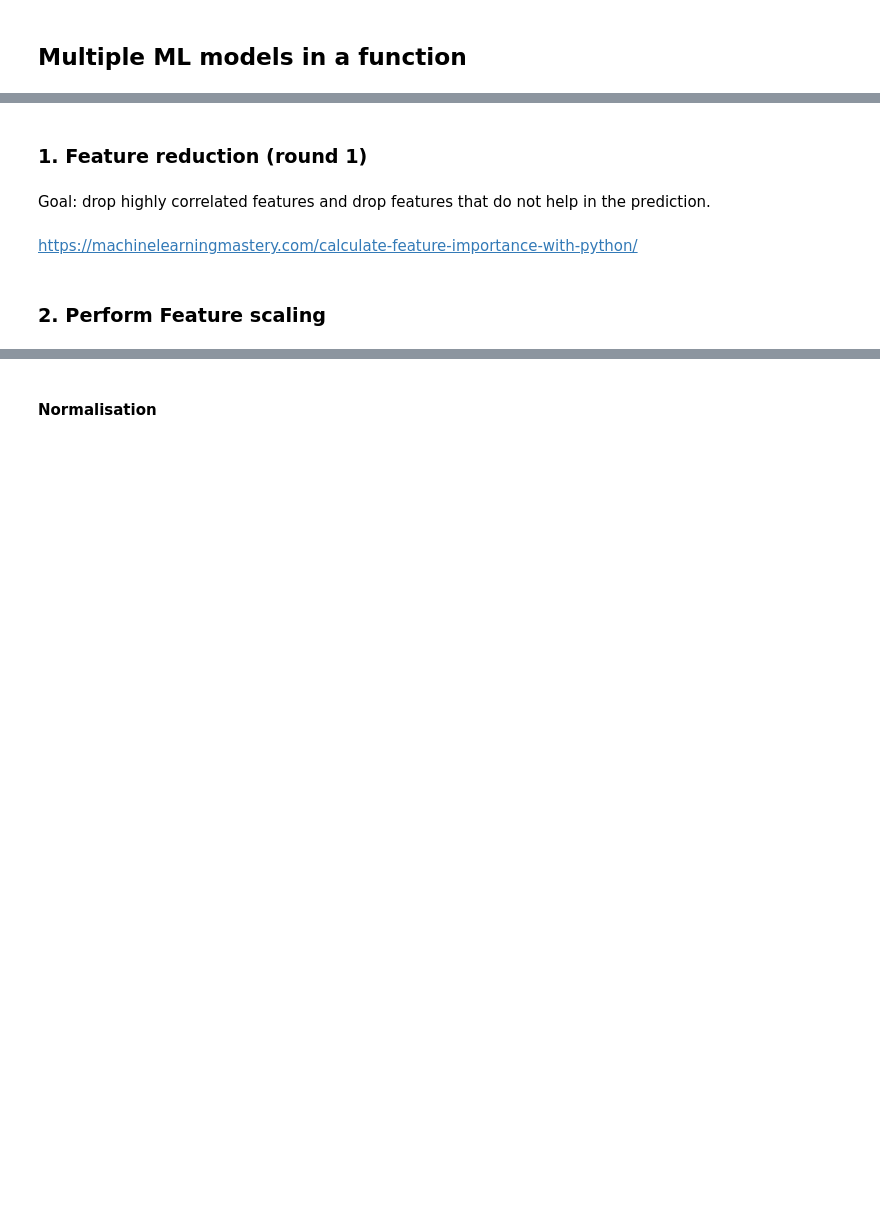
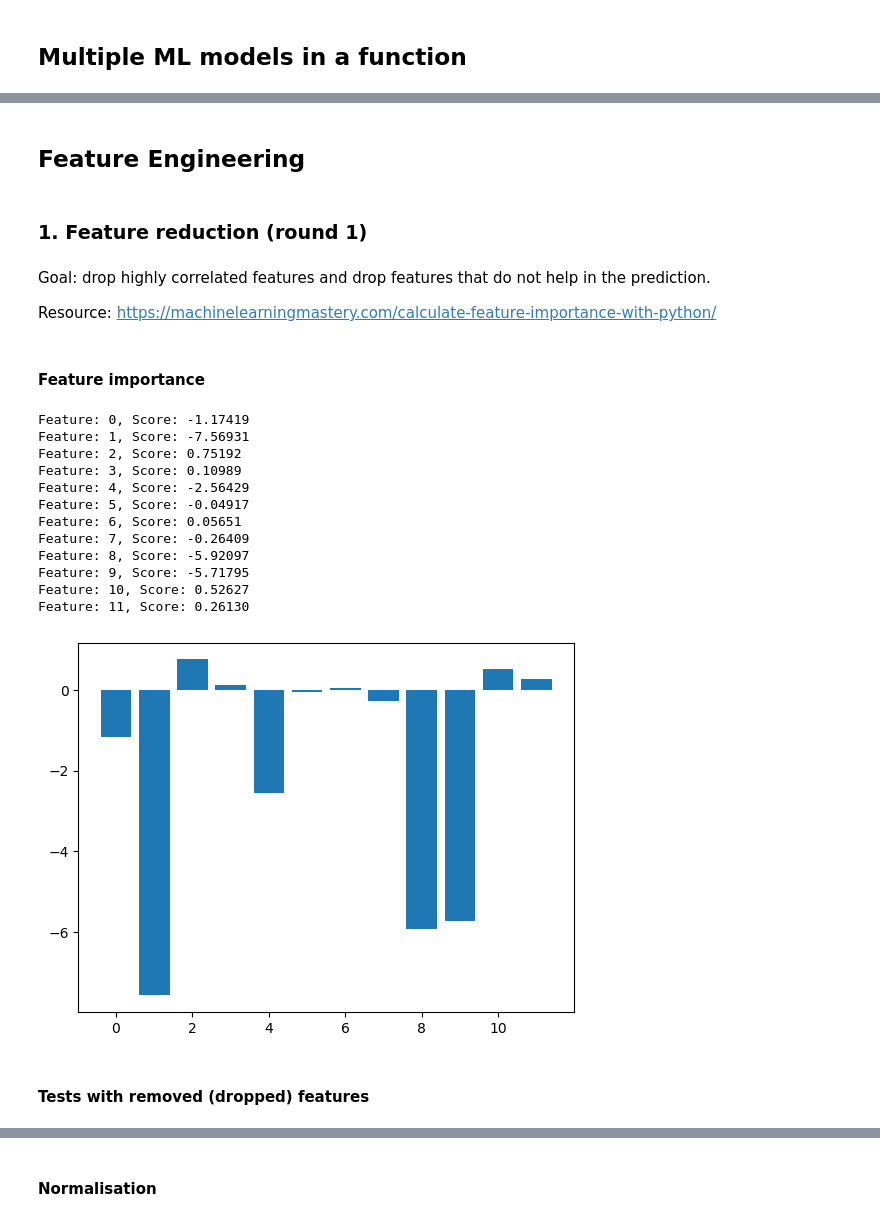
Before and after one commit to sian0x0/CA-data-science, a Jupyter notebook: 1-2/BlueBerry_Winery_ML_Classification.ipynb, the cells around one changed output, grey strips where cells are left out. Drawn from its saved outputs; the diff is of its cells as text; code cells hidden in the pictures; blank space fills up the shorter version.

```diff
--- a/1-2/BlueBerry_Winery_ML_Classification.ipynb
+++ b/1-2/BlueBerry_Winery_ML_Classification.ipynb
@@ -524,8 +608,35 @@ deploy_models()
+# %% [markdown]
+## Feature Engineering
 # %% [markdown]
 ### 1. Feature reduction (round 1)
 # %% [markdown]
 Goal: drop highly correlated features and drop features that do not help in the prediction.
+
+Resource: https://machinelearningmastery.com/calculate-feature-importance-with-python/
-# %% [markdown]
-https://machinelearningmastery.com/calculate-feature-importance-with-python/
 # %% [markdown]
-### 2. Perform Feature scaling
+#### Feature importance
+# %%
+# get importance
+importance = lr.coef_[0]
+# summarize feature importance
+for i,v in enumerate(importance):
+ print('Feature: %0d, Score: %.5f' % (i,v))
+# plot feature importance
+plt.bar([x for x in range(len(importance))], importance)
+plt.show()
+# %% [output]
+Feature: 0, Score: -1.17419
+Feature: 1, Score: -7.56931
+Feature: 2, Score: 0.75192
+Feature: 3, Score: 0.10989
+Feature: 4, Score: -2.56429
+Feature: 5, Score: -0.04917
+Feature: 6, Score: 0.05651
+Feature: 7, Score: -0.26409
+Feature: 8, Score: -5.92097
+Feature: 9, Score: -5.71795
+Feature: 10, Score: 0.52627
+Feature: 11, Score: 0.26130
+[figure, added]
+# %% [markdown]
+#### Tests with removed (dropped) features
```
Also changed, not shown: parts of 47 cells of this notebook.
